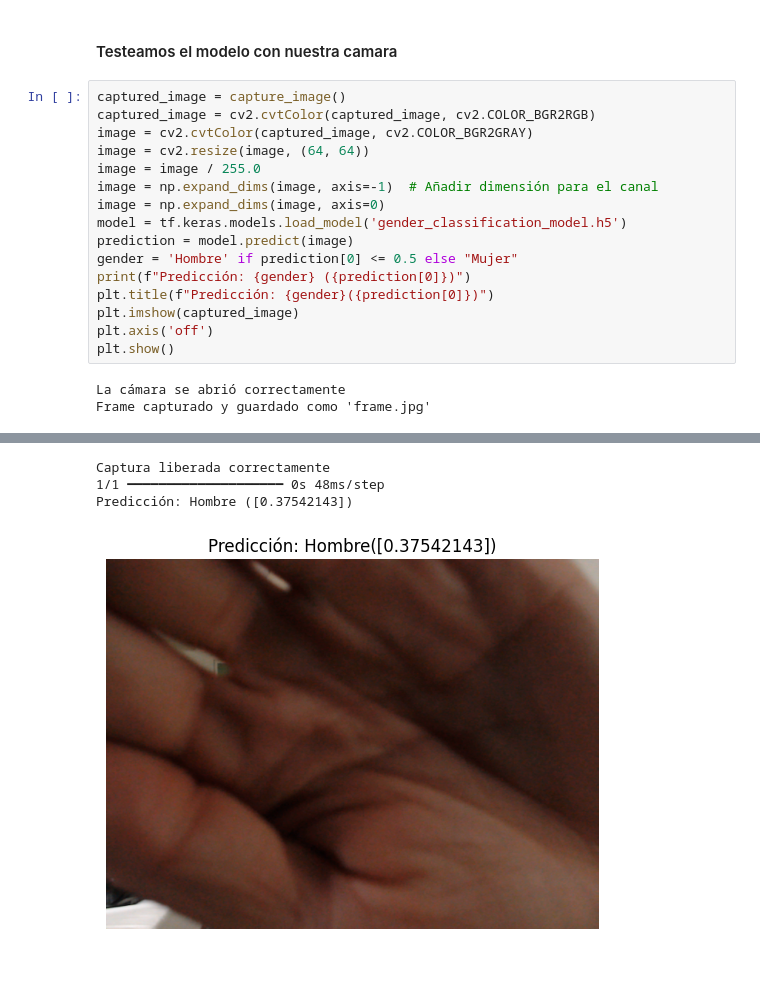
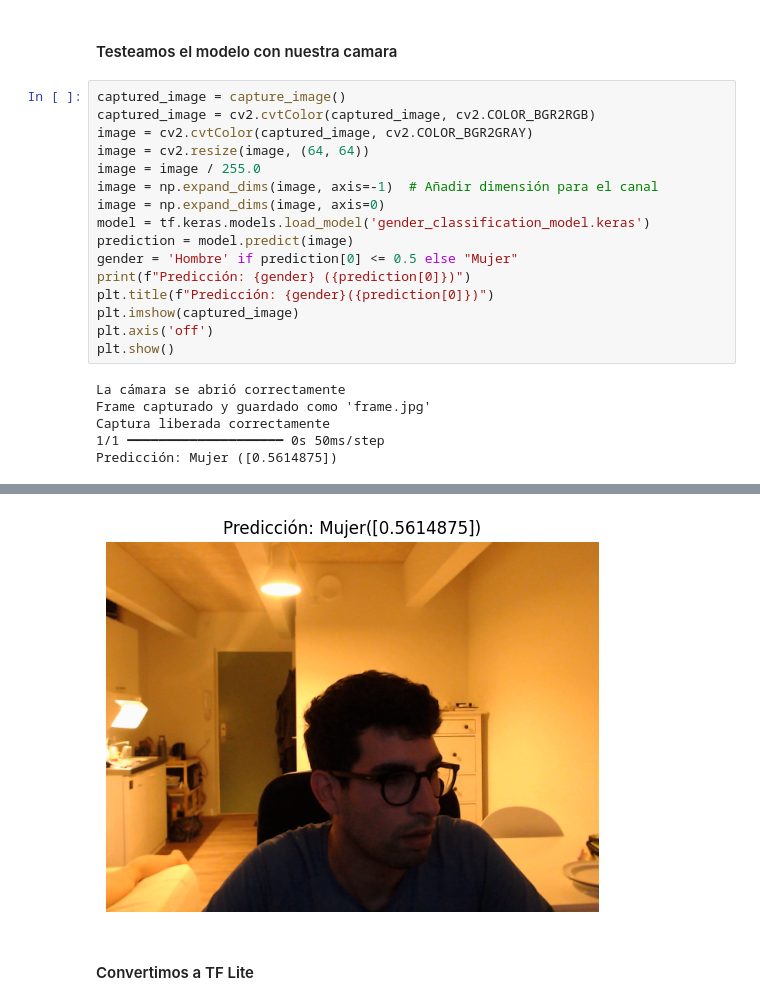
Before and after one commit to Ivo196/face-recognition, a Jupyter notebook: faceDetection.ipynb, the cells around one changed output, grey strips where cells are left out. Drawn from its saved outputs; the diff is of its cells as text; blank space fills up the shorter version.

Commit message:
ft add tensor Flow Lite and validation

```diff
--- a/faceDetection.ipynb
+++ b/faceDetection.ipynb
@@ -179,7 +170,7 @@ image = cv2.resize(image, (64, 64))
 image = image / 255.0
 image = np.expand_dims(image, axis=-1)  # Añadir dimensión para el canal
 image = np.expand_dims(image, axis=0)
-model = tf.keras.models.load_model('gender_classification_model.h5')
+model = tf.keras.models.load_model('gender_classification_model.keras')
 prediction = model.predict(image)
 gender = 'Hombre' if prediction[0] <= 0.5 else "Mujer"
 print(f"Predicción: {gender} ({prediction[0]})")
@@ -190,3 +181,6 @@ plt.show()
 # %% [output]
 La cámara se abrió correctamente
 Frame capturado y guardado como 'frame.jpg'
+Captura liberada correctamente
+1/1 ━━━━━━━━━━━━━━━━━━━━ 0s 50ms/step
+Predicción: Mujer ([0.5614875])
@@ -194,4 +187,3 @@ WARNING:absl:Compiled the loaded model, but the compiled metrics have yet to be
-Captura liberada correctamente
-1/1 ━━━━━━━━━━━━━━━━━━━━ 0s 48ms/step
-Predicción: Hombre ([0.37542143])
-[figure, old version]
+[figure, new version]
+# %% [markdown]
+#### Convertimos a TF Lite
```
Also changed, not shown: parts of 8 cells of this notebook, 3 other files.
